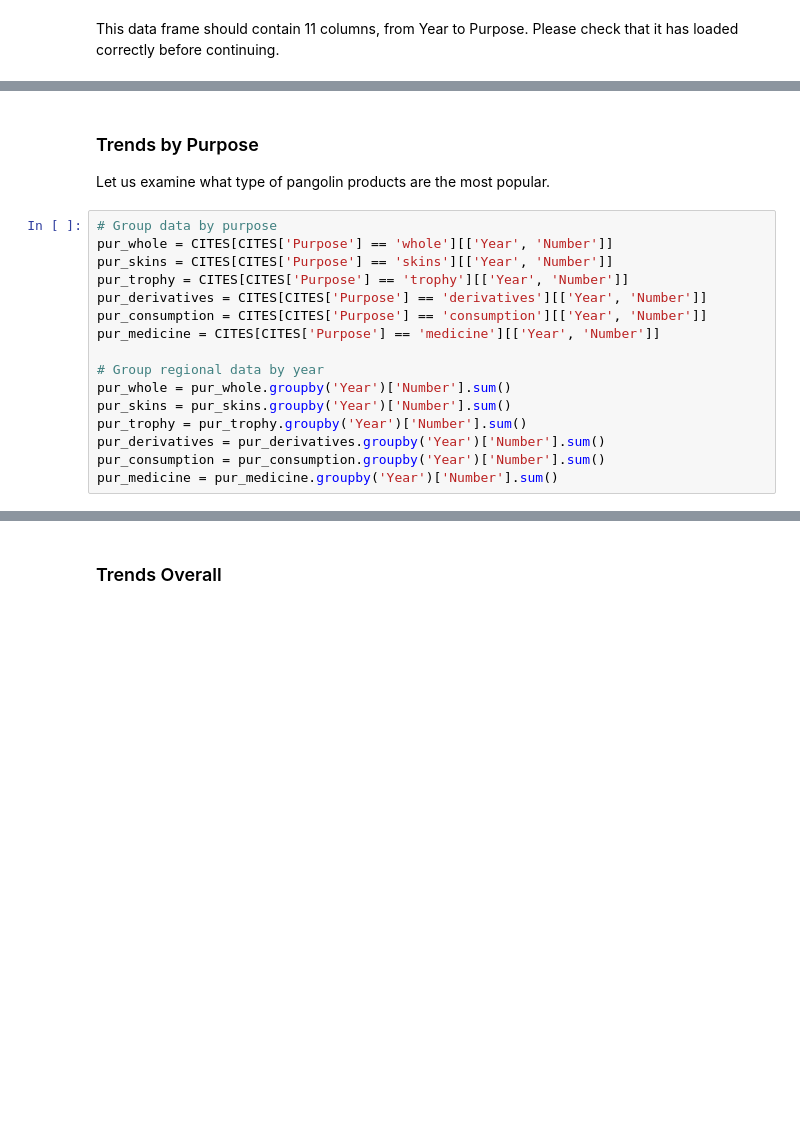
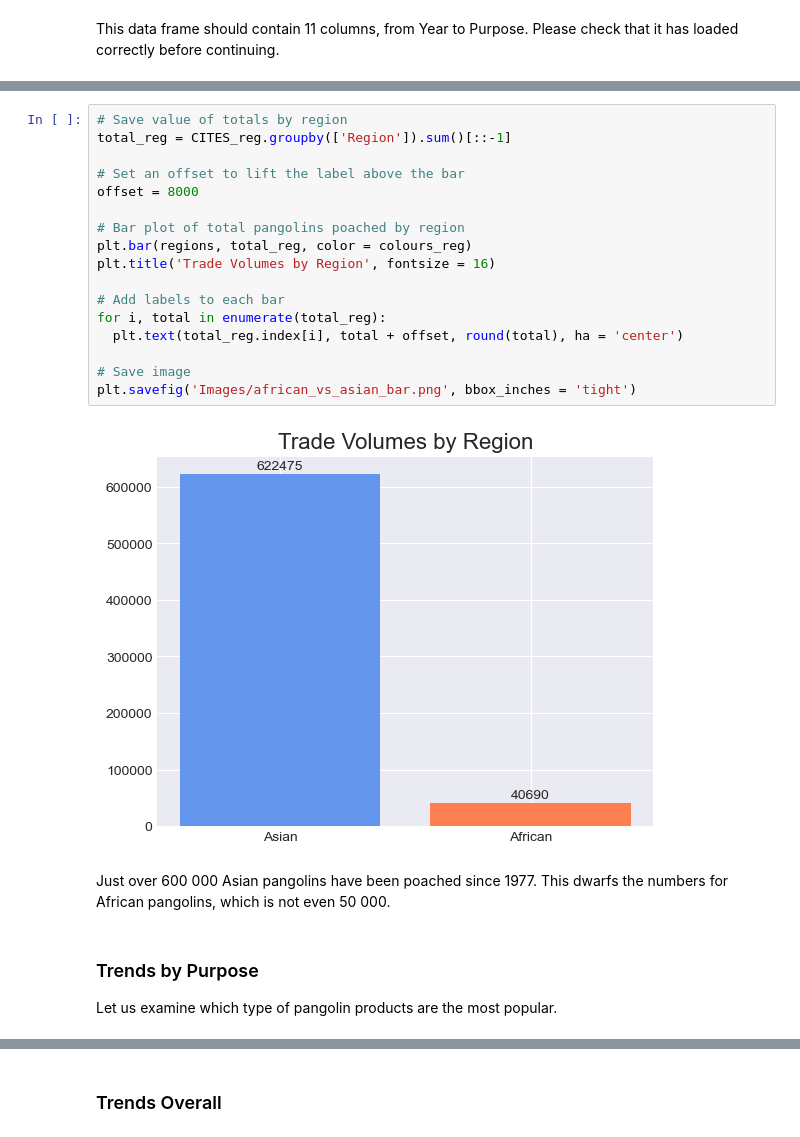
Before and after one commit to ACM40960/project-meganvdr, a Jupyter notebook: Exploratory Data Analysis.ipynb, the cells around one changed output, grey strips where cells are left out. Cells and saved outputs as stored; diff of their text form; blank space fills up the shorter version.

```diff
--- a/Exploratory Data Analysis.ipynb
+++ b/Exploratory Data Analysis.ipynb
@@ -49,20 +93,25 @@ There is a drastic decrease in the reported trade of Asian pangolin species arou
+# %%
+# Save value of totals by region
+total_reg = CITES_reg.groupby(['Region']).sum()[::-1]
+
+# Set an offset to lift the label above the bar
+offset = 8000
+
+# Bar plot of total pangolins poached by region
+plt.bar(regions, total_reg, color = colours_reg)
+plt.title('Trade Volumes by Region', fontsize = 16)
+
+# Add labels to each bar
+for i, total in enumerate(total_reg):
+  plt.text(total_reg.index[i], total + offset, round(total), ha = 'center')
+
+# Save image
+plt.savefig('Images/african_vs_asian_bar.png', bbox_inches = 'tight')
+# %% [output]
+[figure, added]
+# %% [markdown]
+Just over 600 000 Asian pangolins have been poached since 1977.  This dwarfs the numbers for African pangolins, which is not even 50 000.
 # %% [markdown]
 ### Trends by Purpose
 
-Let us examine what type of pangolin products are the most popular.
+Let us examine which type of pangolin products are the most popular.
-# %%
-# Group data by purpose
-pur_whole = CITES[CITES['Purpose'] == 'whole'][['Year', 'Number']]
-pur_skins = CITES[CITES['Purpose'] == 'skins'][['Year', 'Number']]
-pur_trophy = CITES[CITES['Purpose'] == 'trophy'][['Year', 'Number']]
-pur_derivatives = CITES[CITES['Purpose'] == 'derivatives'][['Year', 'Number']]
-pur_consumption = CITES[CITES['Purpose'] == 'consumption'][['Year', 'Number']]
-pur_medicine = CITES[CITES['Purpose'] == 'medicine'][['Year', 'Number']]
-
-# Group regional data by year
-pur_whole = pur_whole.groupby('Year')['Number'].sum()
-pur_skins = pur_skins.groupby('Year')['Number'].sum()
-pur_trophy = pur_trophy.groupby('Year')['Number'].sum()
-pur_derivatives = pur_derivatives.groupby('Year')['Number'].sum()
-pur_consumption = pur_consumption.groupby('Year')['Number'].sum()
-pur_medicine = pur_medicine.groupby('Year')['Number'].sum()
```
Also changed, not shown: parts of 26 cells of this notebook, 2 other files.
